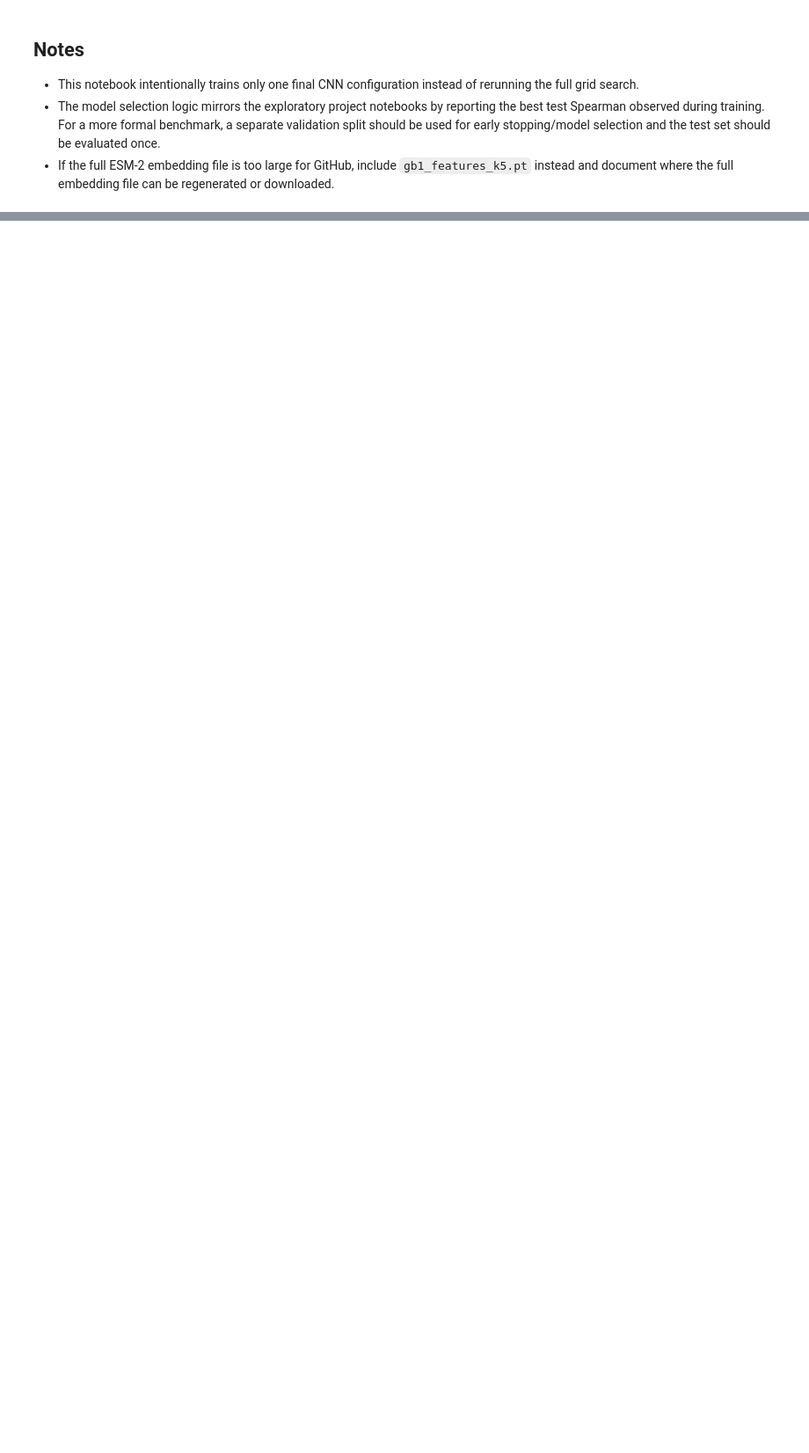
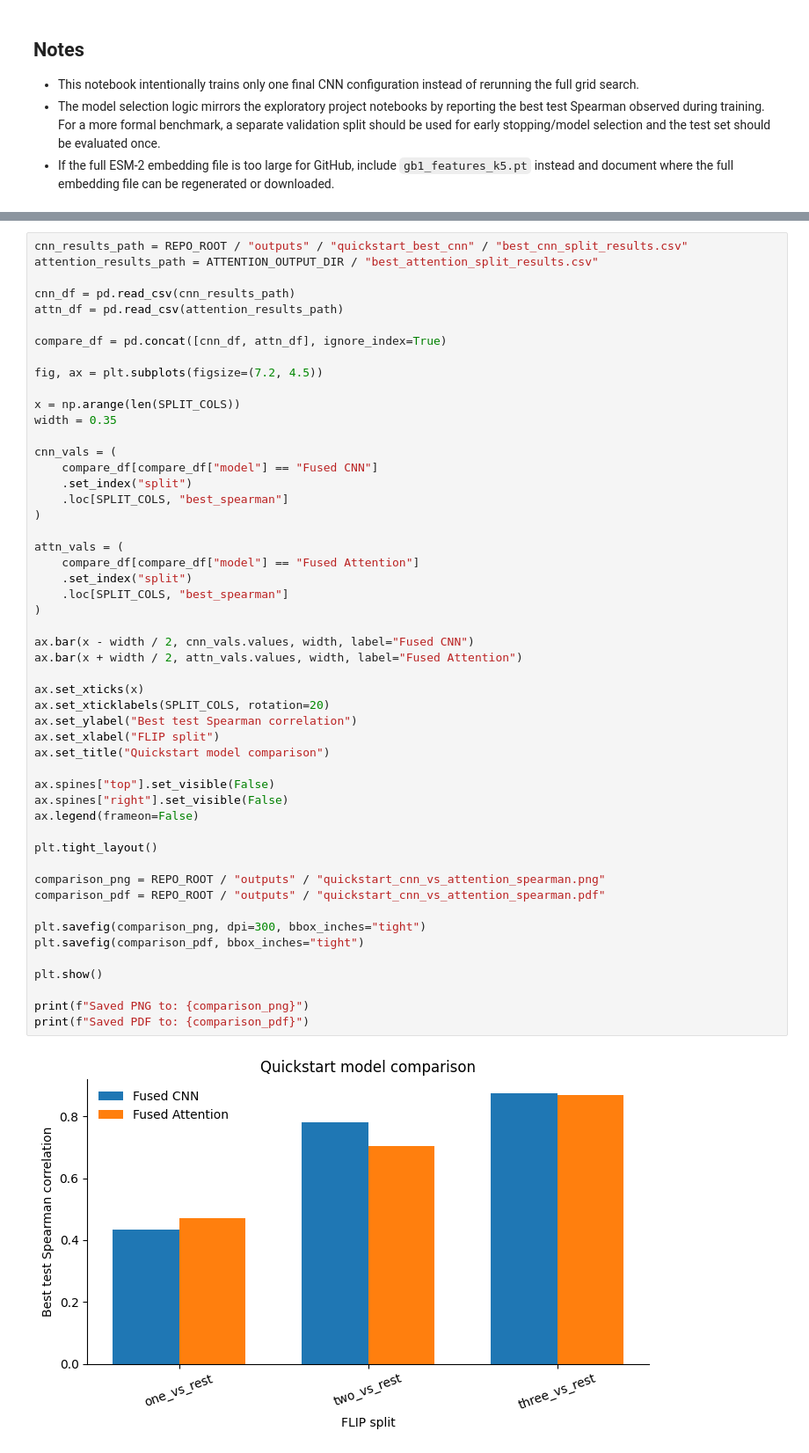
Before and after one commit to petertzelios/Adapting-ESM-2-to-Predict-the-Effect-of-Multiple-Interacting-Mutations-, a Jupyter notebook: notebooks/CBMF4761_project_GB1_ESM2_quickstart_best_CNN.ipynb, the cells around one changed output, grey strips where cells are left out. Shown at 88% size. Drawn from its saved outputs; the diff is of its cells as text; blank space fills up the shorter version.

```diff
--- a/notebooks/CBMF4761_project_GB1_ESM2_quickstart_best_CNN.ipynb
+++ b/notebooks/CBMF4761_project_GB1_ESM2_quickstart_best_CNN.ipynb
@@ -633,0 +1322,53 @@ plt.show()
+# %%
+cnn_results_path = REPO_ROOT / "outputs" / "quickstart_best_cnn" / "best_cnn_split_results.csv"
+attention_results_path = ATTENTION_OUTPUT_DIR / "best_attention_split_results.csv"
+
+cnn_df = pd.read_csv(cnn_results_path)
+attn_df = pd.read_csv(attention_results_path)
+
+compare_df = pd.concat([cnn_df, attn_df], ignore_index=True)
+
+fig, ax = plt.subplots(figsize=(7.2, 4.5))
+
+x = np.arange(len(SPLIT_COLS))
+width = 0.35
+
+cnn_vals = (
+    compare_df[compare_df["model"] == "Fused CNN"]
+    .set_index("split")
+    .loc[SPLIT_COLS, "best_spearman"]
+)
+
+attn_vals = (
+    compare_df[compare_df["model"] == "Fused Attention"]
+    .set_index("split")
+    .loc[SPLIT_COLS, "best_spearman"]
+)
+
+ax.bar(x - width / 2, cnn_vals.values, width, label="Fused CNN")
+ax.bar(x + width / 2, attn_vals.values, width, label="Fused Attention")
+
+ax.set_xticks(x)
+ax.set_xticklabels(SPLIT_COLS, rotation=20)
+ax.set_ylabel("Best test Spearman correlation")
+ax.set_xlabel("FLIP split")
+ax.set_title("Quickstart model comparison")
+
+ax.spines["top"].set_visible(False)
+ax.spines["right"].set_visible(False)
+ax.legend(frameon=False)
+
+plt.tight_layout()
+
+comparison_png = REPO_ROOT / "outputs" / "quickstart_cnn_vs_attention_spearman.png"
+comparison_pdf = REPO_ROOT / "outputs" / "quickstart_cnn_vs_attention_spearman.pdf"
+
+plt.savefig(comparison_png, dpi=300, bbox_inches="tight")
+plt.savefig(comparison_pdf, bbox_inches="tight")
+
+plt.show()
+
+print(f"Saved PNG to: {comparison_png}")
+print(f"Saved PDF to: {comparison_pdf}")
+# %% [output]
+[figure, added]
```
Also changed, not shown: parts of 17 cells of this notebook.
